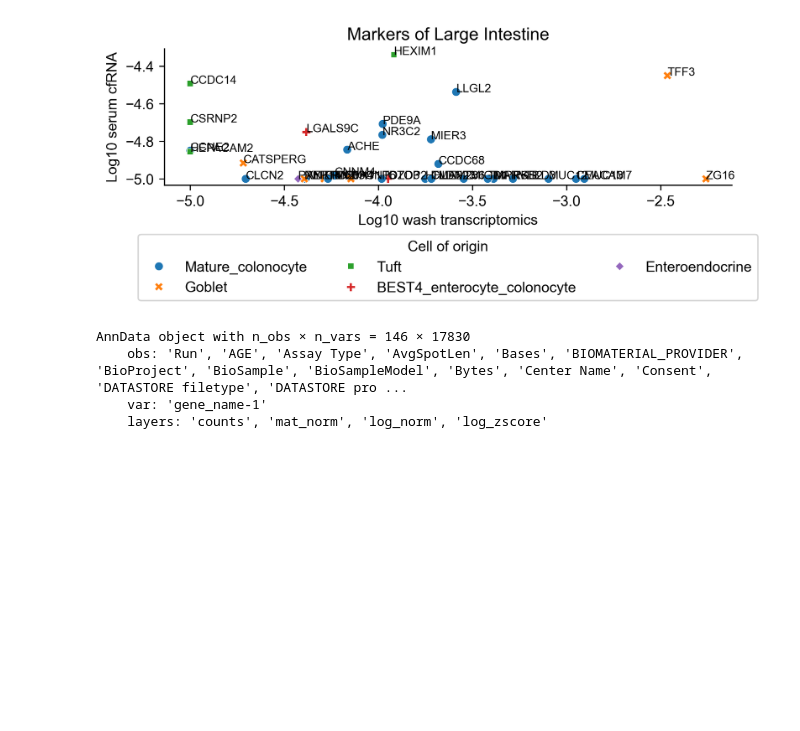
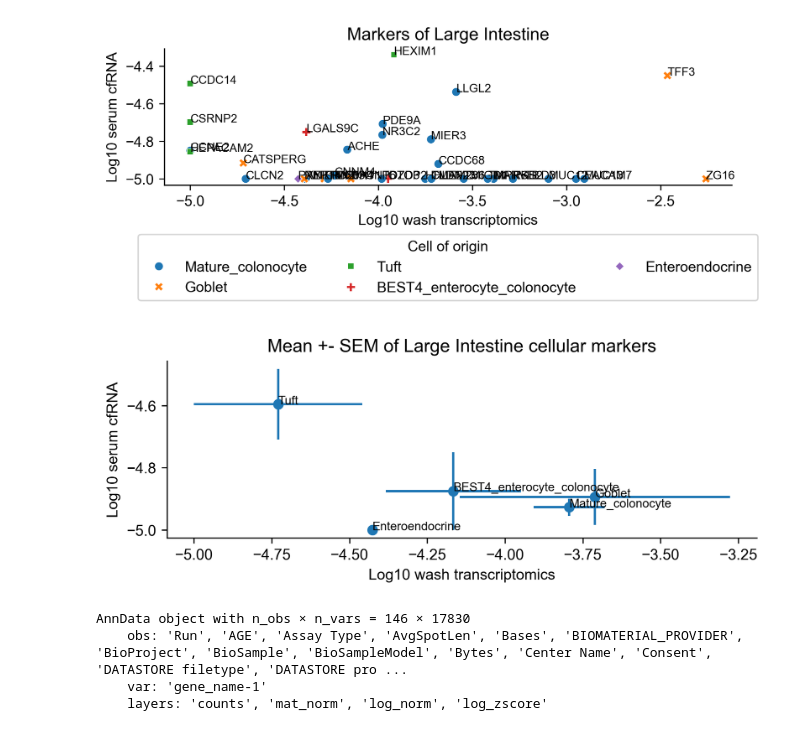
Before and after one commit to barkait/TurnoverScore, a Jupyter notebook: ev_cfrna/compare_wash_and_blood.ipynb, the cells around one changed output. Saved outputs shown, nothing was run; the diff lists cells and outputs as text; code cells hidden in the pictures; blank space fills up the shorter version.

Commit message:
updated figures

```diff
--- a/ev_cfrna/compare_wash_and_blood.ipynb
+++ b/ev_cfrna/compare_wash_and_blood.ipynb
@@ -25,6 +23,7 @@ paper_path = os.path.dirname(os.getcwd())#"/mnt/x/Common/Lab_Papers/shedding_pot
 
 fig4_path = paper_path + "/fig4/"
 utils_path = paper_path + "/utils/"
+external_datasets_path = paper_path + "/external_datasets/"
 #rev_path = paper_path+"/Submission folder/MSB/Revision/"
 cfrna_edf_path = paper_path + "/ev_cfrna/"
 os.chdir(utils_path)
@@ -143,7 +146,7 @@ cfrna_ad.obs.head(2)
 # %%
 UMI_THRESH = 10000
 
-t = scipy.io.loadmat(fig4_path+'data_dan_paper.mat')
+t = scipy.io.loadmat(external_datasets_path+'data_dan_paper.mat')
 t = t['t']
 
 sdata = sc.AnnData(np.array(t['seq_data'][0][0]).T)
@@ -453,5 +453,43 @@ fig.savefig(cfrna_edf_path+"LargeIntestine_markers_cfRNA_wash.pdf",bbox_inches='
 # %% [output]
 [figure]
+# %%
+# now for each cell type- show mean and SEM of markers in wash and serum
+# fig,ax = plt.subplots(figsize=(7, 5), dpi=300)
+# calculate mean and SEM for each cell type
+cell_types = colon_hc.cell_of_origin.unique()
+# create dataframe with mean and SEM for each cell type
+mean_df = pd.DataFrame(index=cell_types, columns=['mean_wash', 'sem_wash', 'mean_serum', 'sem_serum'])
+for cell_type in cell_types:
+    cell_type_df = colon_hc[colon_hc.cell_of_origin == cell_type]
+    mean_df.loc[cell_type, 'mean_wash'] = cell_type_df.log_wash.mean()
+    mean_df.loc[cell_type, 'sem_wash'] = cell_type_df.log_wash.std() / np.sqrt(len(cell_type_df))
+    mean_df.loc[cell_type, 'mean_serum'] = cell_type_df.log_serum.mean()
+    mean_df.loc[cell_type, 'sem_serum'] = cell_type_df.log_serum.std() / np.sqrt(len(cell_type_df))
+# turn nans to 0
+mean_df = mean_df.fillna(0)
+mean_df = mean_df.reset_index()
+mean_df
+# plot the mean and SEM for each cell type
+fig, ax = plt.subplots(figsize=(7, 5), dpi=300)
+ax.errorbar(mean_df.mean_wash, mean_df.mean_serum,xerr=mean_df.sem_wash, yerr=mean_df.sem_serum, fmt="o" )
+
+# add texts
+texts = [plt.text(mean_df.iloc[i]['mean_wash'], mean_df.iloc[i]['mean_serum'], mean_df.iloc[i]['index'], fontsize=8)
+         for i in range(len(mean_df))
+         if mean_df.iloc[i]['mean_serum'] != mean_df['mean_serum'].min() or mean_df.iloc[i]['mean_wash'] != mean_df['mean_wash'].min()]
+
+ax.set_aspect('equal', adjustable='box')
+
+plt.ylabel("Log10 serum cfRNA")
+plt.xlabel("Log10 wash transcriptomics")
+plt.title("Mean +- SEM of Large Intestine cellular markers")
+
+sns.despine()
+plt.show()
+
+fig.savefig(cfrna_edf_path+"MeanSEM_LargeIntestine_markers_cfRNA_wash.pdf",bbox_inches='tight', dpi=300)
+# %% [output]
+[figure, added]
 # %%
 # for each marker gene - calculate the fold change between wash and serum
 colon_hc['log_fc'] = colon_hc['log_wash'] - colon_hc['log_serum']
```
Also changed, not shown: parts of 10 cells of this notebook.
